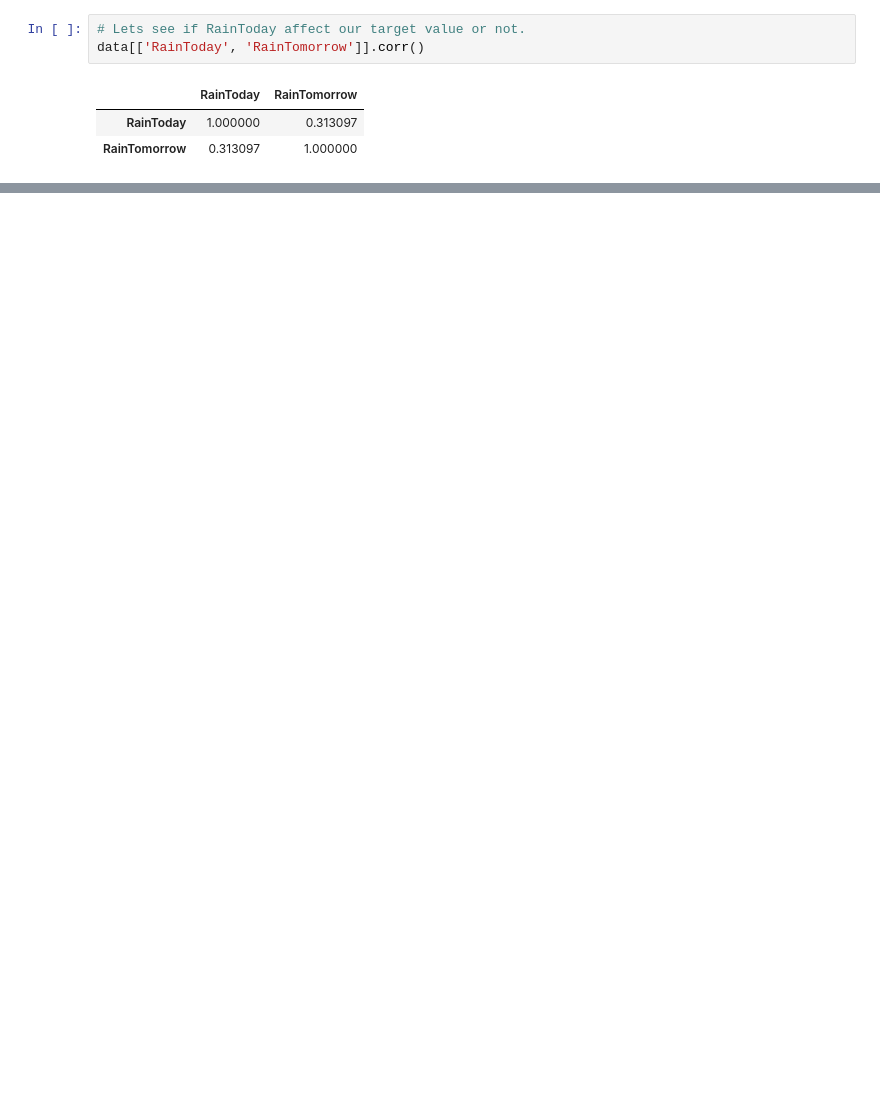
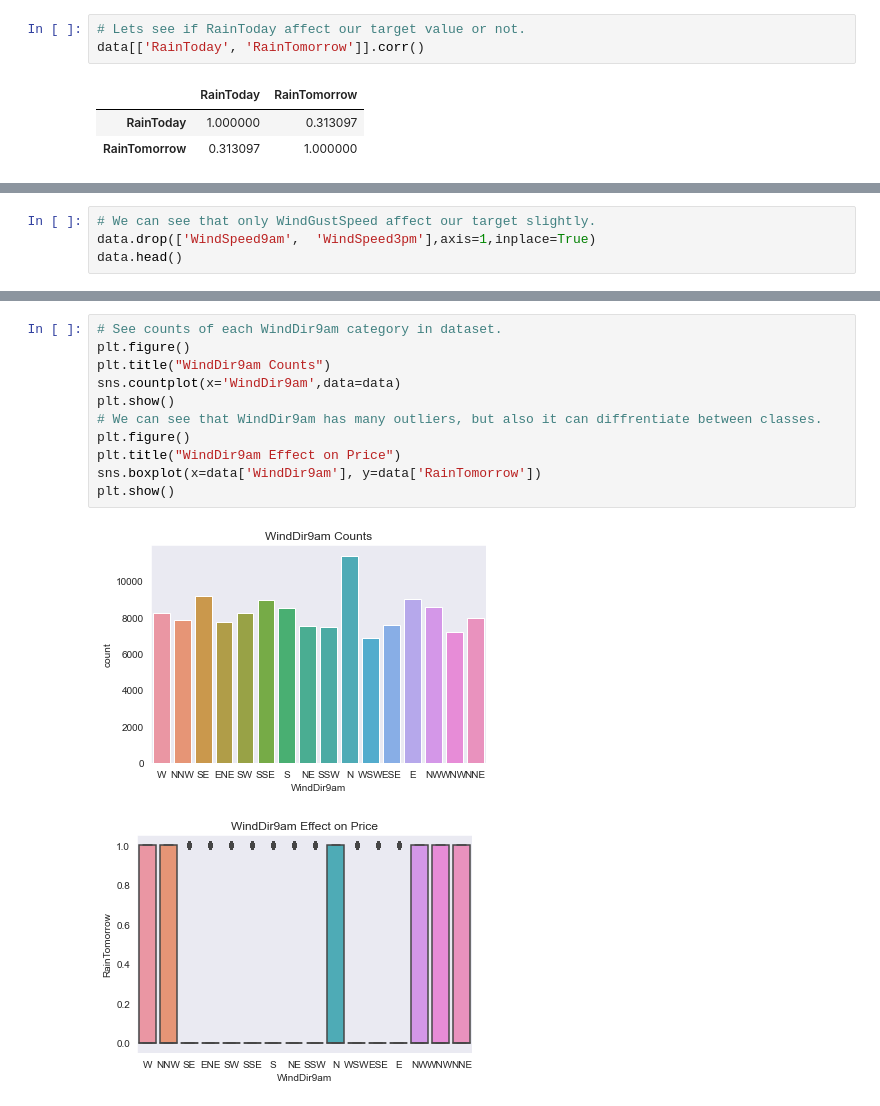
Before and after one commit to AbdallahHussien4/Rain-Rate-Expectation, a Jupyter notebook: main.ipynb, the cells around one changed output, grey strips where cells are left out. Drawn from its saved outputs; the diff is of its cells as text; blank space fills up the shorter version.

```diff
--- a/main.ipynb
+++ b/main.ipynb
@@ -220,0 +271,4 @@ data[['RainToday', 'RainTomorrow']].corr()
+# %%
+# We can see that only WindGustSpeed affect our target slightly.
+data.drop(['WindSpeed9am',	'WindSpeed3pm'],axis=1,inplace=True)
+data.head()
@@ -220,0 +282,14 @@ data[['RainToday', 'RainTomorrow']].corr()
+# %%
+# See counts of each WindDir9am category in dataset.
+plt.figure()
+plt.title("WindDir9am Counts")
+sns.countplot(x='WindDir9am',data=data)
+plt.show()
+# We can see that WindDir9am has many outliers, but also it can diffrentiate between classes.
+plt.figure()
+plt.title("WindDir9am Effect on Price")
+sns.boxplot(x=data['WindDir9am'], y=data['RainTomorrow'])
+plt.show()
+# %% [output]
+[figure, added]
+[figure, added]
```
Also changed, not shown: parts of 23 cells of this notebook.
